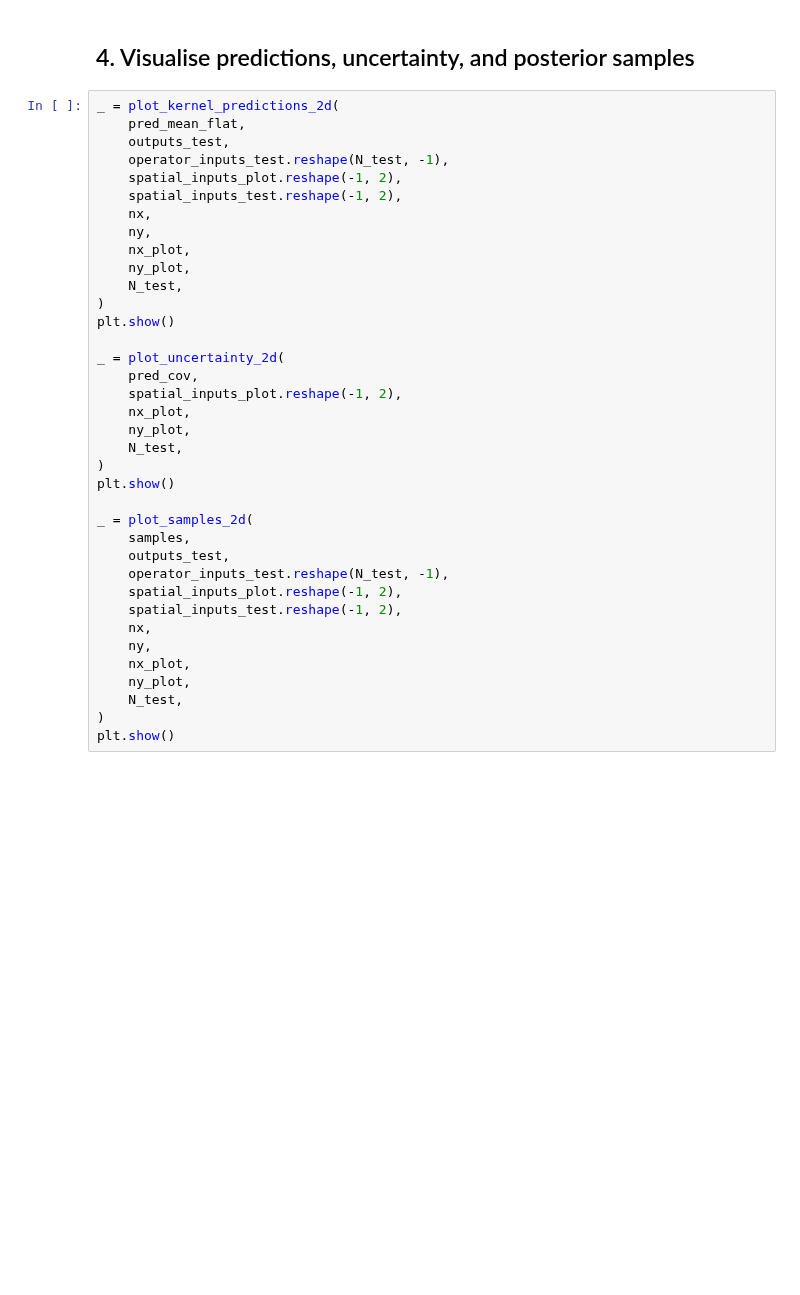
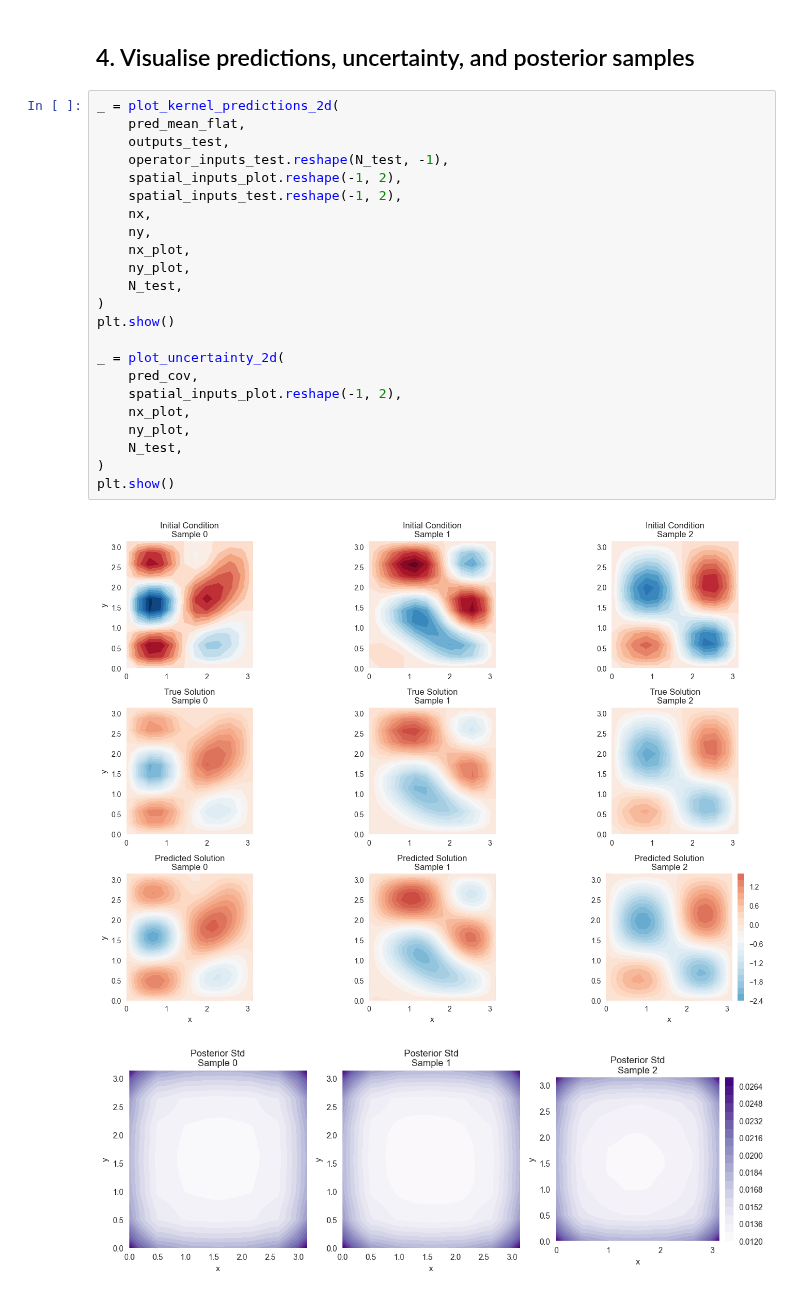
Before and after one commit to lenardrommel/linox, a Jupyter notebook: examples/gp_operator_walkthrough.ipynb, the cells around one changed output. Cells and saved outputs as stored; diff of their text form; blank space fills up the shorter version.

```diff
--- a/examples/gp_operator_walkthrough.ipynb
+++ b/examples/gp_operator_walkthrough.ipynb
@@ -147,37 +148,26 @@ samples = prior.sample_posterior(
 # %%
 _ = plot_kernel_predictions_2d(
     pred_mean_flat,
     outputs_test,
     operator_inputs_test.reshape(N_test, -1),
     spatial_inputs_plot.reshape(-1, 2),
     spatial_inputs_test.reshape(-1, 2),
     nx,
     ny,
     nx_plot,
     ny_plot,
     N_test,
 )
 plt.show()
 
 _ = plot_uncertainty_2d(
     pred_cov,
     spatial_inputs_plot.reshape(-1, 2),
     nx_plot,
     ny_plot,
     N_test,
 )
 plt.show()
-
-_ = plot_samples_2d(
-    samples,
-    outputs_test,
-    operator_inputs_test.reshape(N_test, -1),
-    spatial_inputs_plot.reshape(-1, 2),
-    spatial_inputs_test.reshape(-1, 2),
-    nx,
-    ny,
-    nx_plot,
-    ny_plot,
-    N_test,
-)
-plt.show()
+# %% [output]
+[figure, added]
+[figure, added]
```
Also changed, not shown: parts of 5 cells of this notebook, 5 other files.
